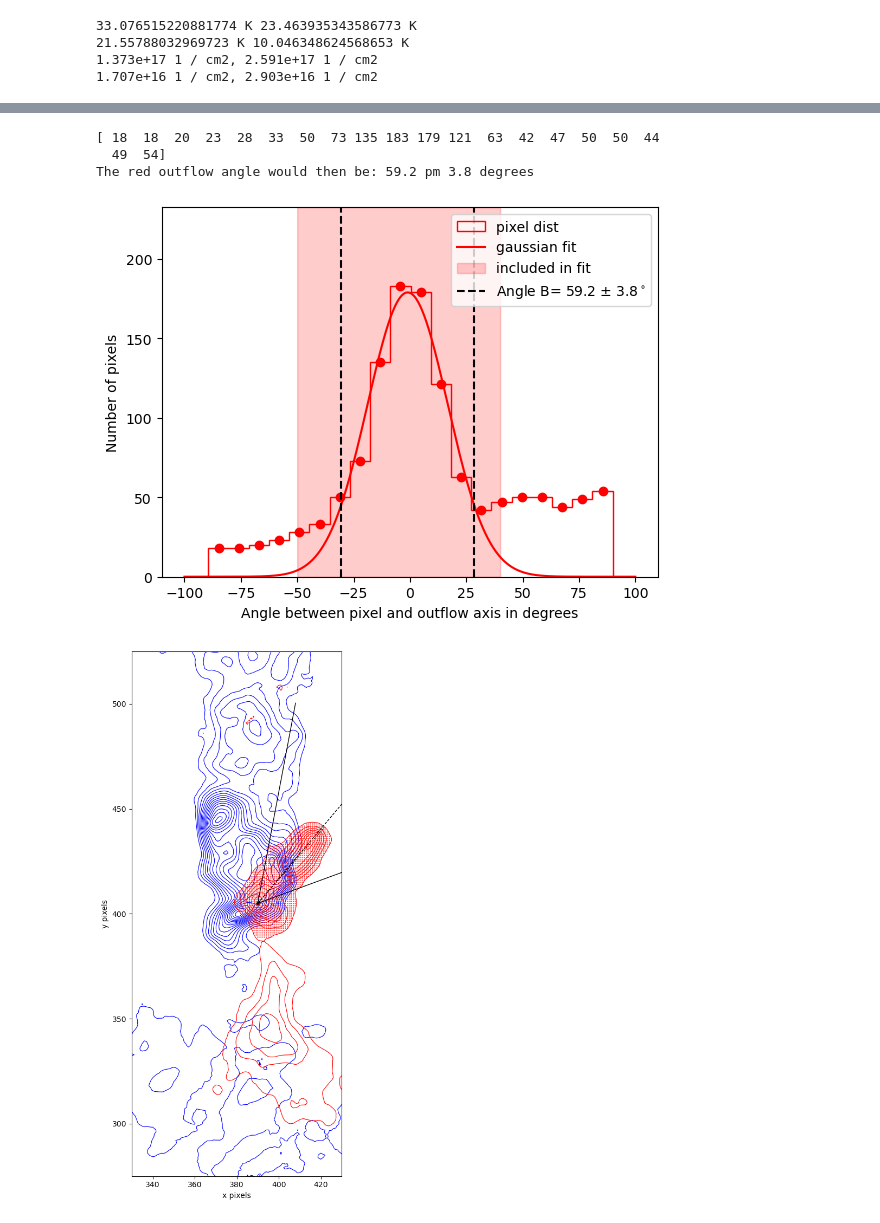
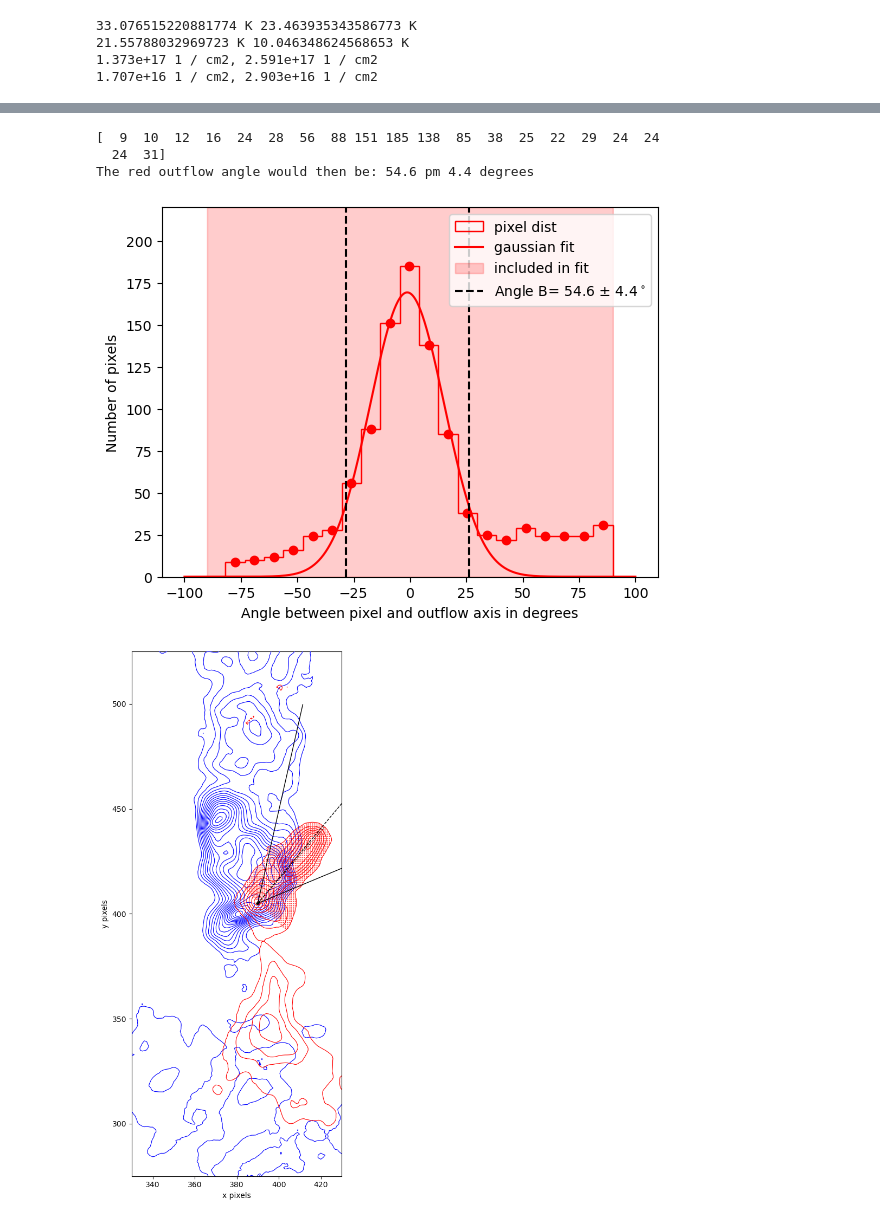
Before and after one commit to femkeballieux/master_project_2, a Jupyter notebook: code/LTERadtrans_RotDiagram_G351.77.ipynb, the cells around one changed output, grey strips where cells are left out. Drawn from its saved outputs; the diff is of its cells as text; code cells hidden in the pictures.

```diff
--- a/code/LTERadtrans_RotDiagram_G351.77.ipynb
+++ b/code/LTERadtrans_RotDiagram_G351.77.ipynb
@@ -953,7 +953,7 @@ outflow_red= np.where(B6_red_clip.value>0.)
 outflow_red_x = outflow_red[1]
 outflow_red_y = outflow_red[0]
 
-outflow_red_maskB= np.where((outflow_red_x>360)&(outflow_red_x<430)&(outflow_red_y>388)&(outflow_red_y<450))#&(outflow_red_y > 2* outflow_red_x-1380))
+outflow_red_maskB= np.where((outflow_red_x>360)&(outflow_red_x<430)&(outflow_red_y>388)&(outflow_red_y<450)&(outflow_red_y > -1* outflow_red_x+795))
 
 
 outflow_red_x_maskedB = outflow_red_x[outflow_red_maskB]
@@ -1012,8 +1012,8 @@ def gaussian(x, a, mu, sigma):
     return a * np.exp(-(x - mu) ** 2 / (2 * sigma ** 2))
 
 #fitting parameters
-red_minB = -50
-red_maxB = 40
+red_minB = -90
+red_maxB = 90
 bins_redB = 20
 p0_redB = [120, 0, 50]
 
@@ -1030,37 +1030,37 @@ x_fit_redB = bincenters_redB[mask_redB] #masked bincenters
 y_fit_redB = hist_redB[mask_redB] #masked histogram for fitting
 
 
 #The fitting for red
 popt_redB, pcov_redB = optimize.curve_fit(gaussian, x_fit_redB, y_fit_redB, p0=p0_redB)
 a_redB, mu_redB, sigma_redB = popt_redB[0], popt_redB[1], popt_redB[2]
 e_sigma_redB= np.sqrt(np.diag(pcov_redB))[2]
 fwqm_redB = 2 * np.abs(sigma_redB) * np.sqrt(2 * np.log(4))
 e_fwqm_redB = 2 * e_sigma_redB * np.sqrt(2 * np.log(4))
 
 print(f'The red outflow angle would then be: {fwqm_redB:.1f} pm {e_fwqm_redB:.1f} degrees')
 
 #for plotting only
 x_plot = np.linspace(-100, 100, 1000)
 y_plot_redB = np.linspace(0,a_redB*1.3,1000)
 
 # Plot the histogram of the data
 plt.hist(signed_angles_degrees_redB, bins=bins_redB, color = 'red', histtype = 'step', label='pixel dist')
 plt.scatter(bincenters_redB, hist_redB, color = 'red')
 plt.plot(x_plot, gaussian(x_plot, popt_redB[0], popt_redB[1], popt_redB[2]), label='gaussian fit', color='red')
 plt.fill_betweenx(y_plot_redB, red_minB, red_maxB, color='red', alpha=0.2, label='included in fit')
 plt.vlines(mu_redB - 0.5*fwqm_redB, 0, 1.3*a_redB, color='black', linestyle='--', label=f'Angle B= {fwqm_redB:.1f} $\pm$ {e_fwqm_redB:.1f}$^\circ$')
 plt.vlines(mu_redB + 0.5*fwqm_redB, 0, 1.3*a_redB, color='black', linestyle='--')
 plt.legend()
 plt.xlabel('Angle between pixel and outflow axis in degrees')
 plt.ylabel('Number of pixels')
 plt.ylim(0,a_redB*1.3)
 plt.savefig(fname=path+'plots/angledist_red_'+source_name+'.png', dpi=300, bbox_inches='tight')
 plt.show()
 # %% [output]
-[ 18  18  20  23  28  33  50  73 135 183 179 121  63  42  47  50  50  44
-  49  54]
-The red outflow angle would then be: 59.2 pm 3.8 degrees
+[  9  10  12  16  24  28  56  88 151 185 138  85  38  25  22  29  24  24
+  24  31]
+The red outflow angle would then be: 54.6 pm 4.4 degrees
-[figure, old version]
+[figure, new version]
 # %%
 """
 Same plot, but now with new angles
@@ -1111,7 +1111,7 @@ plt.plot([point1_redB[0], point1_redB[0] + lower_angle_redB[0]], [point1_redB[1]
 plt.savefig(fname=path+'plots/contour+pixels+angles_'+source_name+'_B.png', dpi=300, bbox_inches='tight' )
 plt.show()
 # %% [output]
-[figure, old version]
+[figure, new version]
 # %%
 fig = plt.figure(figsize=(10, 10))  # adjust figsize as needed
 
```
Also changed, not shown: parts of 7 cells of this notebook, 14 other files.
